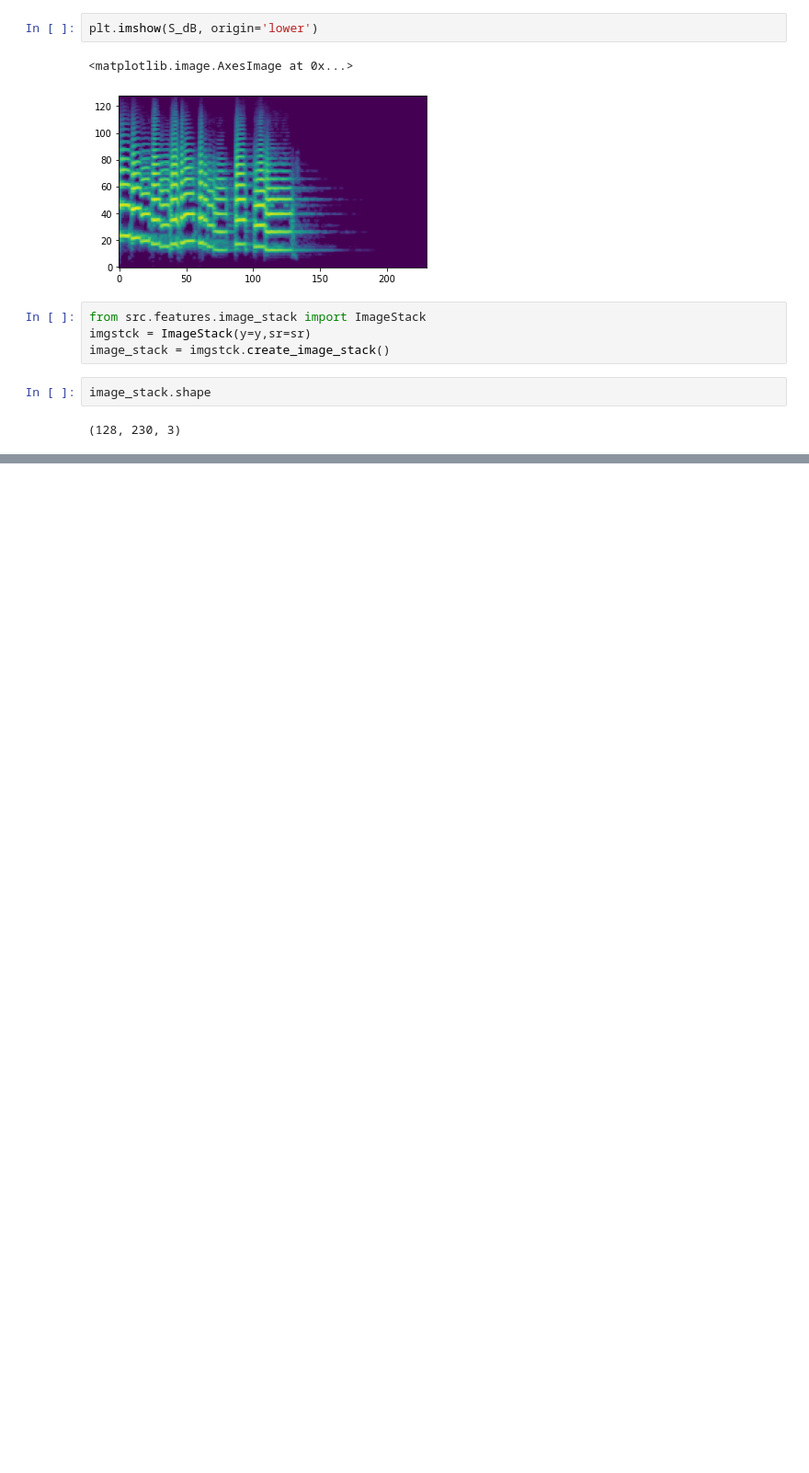
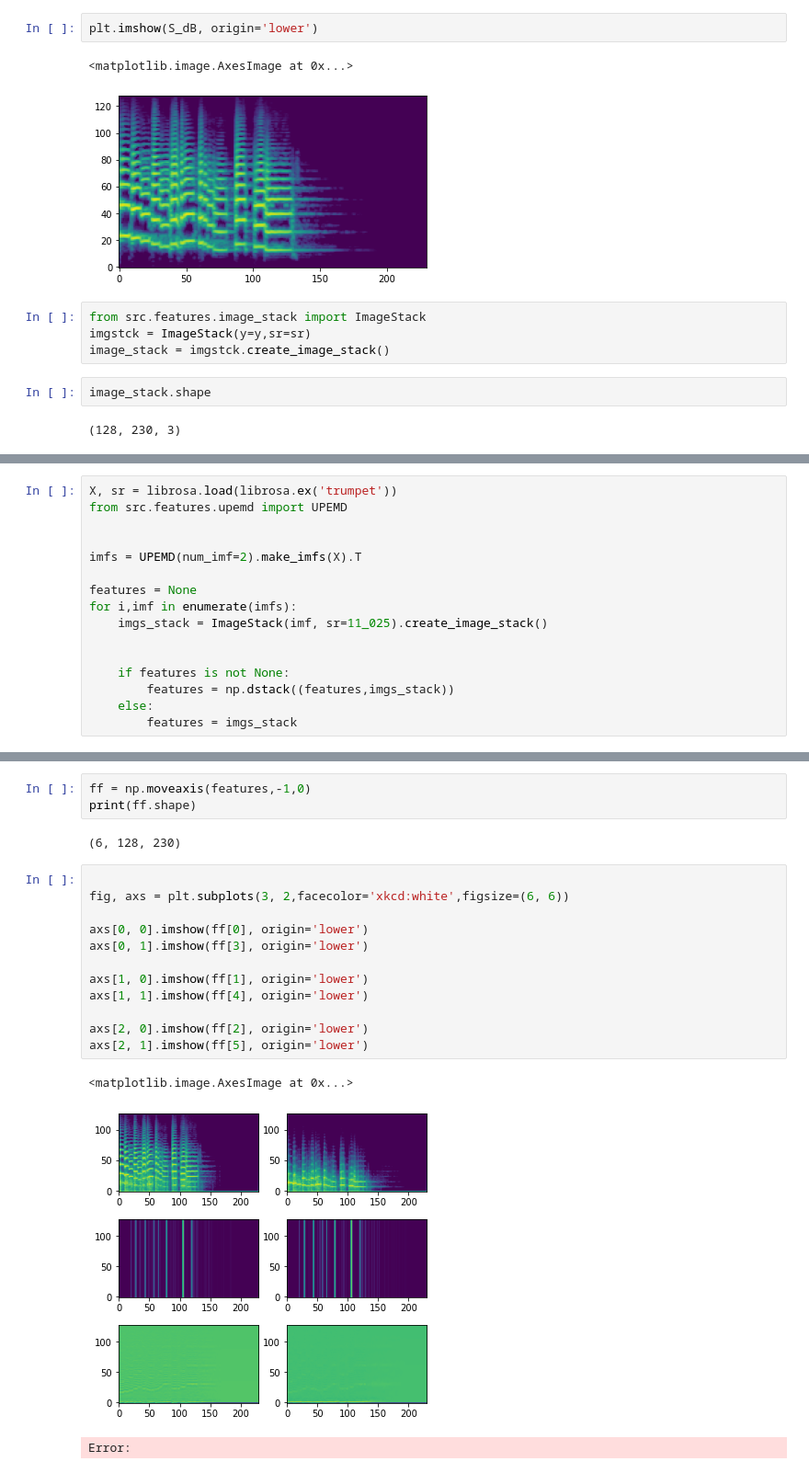
Before and after one commit to GPAD-UFBA/tempo_estimation_emd, a Jupyter notebook: main_upemd_onset.ipynb, the cells around one changed output, grey strips where cells are left out. Shown at 92% size. Saved outputs shown, nothing was run; the diff lists cells and outputs as text; blank space fills up the shorter version.

Commit message:
feat: :sparkles: upemd onset added

```diff
--- a/exploratory_onset.ipynb
+++ b/main_upemd_onset.ipynb
@@ -154,0 +174,16 @@ KeyError: 0
+# %%
+X, sr = librosa.load(librosa.ex('trumpet'))
+from src.features.upemd import UPEMD
+
+
+imfs = UPEMD(num_imf=2).make_imfs(X).T
+
+features = None
+for i,imf in enumerate(imfs):
+    imgs_stack = ImageStack(imf, sr=11_025).create_image_stack()
+
+
+    if features is not None:
+        features = np.dstack((features,imgs_stack))
+    else:
+        features = imgs_stack
@@ -154,0 +199,21 @@ KeyError: 0
+# %%
+ff = np.moveaxis(features,-1,0)
+print(ff.shape)
+# %% [output]
+(6, 128, 230)
+# %%
+
+fig, axs = plt.subplots(3, 2,facecolor='xkcd:white',figsize=(6, 6))
+
+axs[0, 0].imshow(ff[0], origin='lower')
+axs[0, 1].imshow(ff[3], origin='lower')
+
+axs[1, 0].imshow(ff[1], origin='lower')
+axs[1, 1].imshow(ff[4], origin='lower')
+
+axs[2, 0].imshow(ff[2], origin='lower')
+axs[2, 1].imshow(ff[5], origin='lower')
+# %% [output]
+<matplotlib.image.AxesImage at 0x...>
+[figure, added]
+Error:
```
Also changed, not shown: parts of 6 cells of this notebook, 3 other files.
